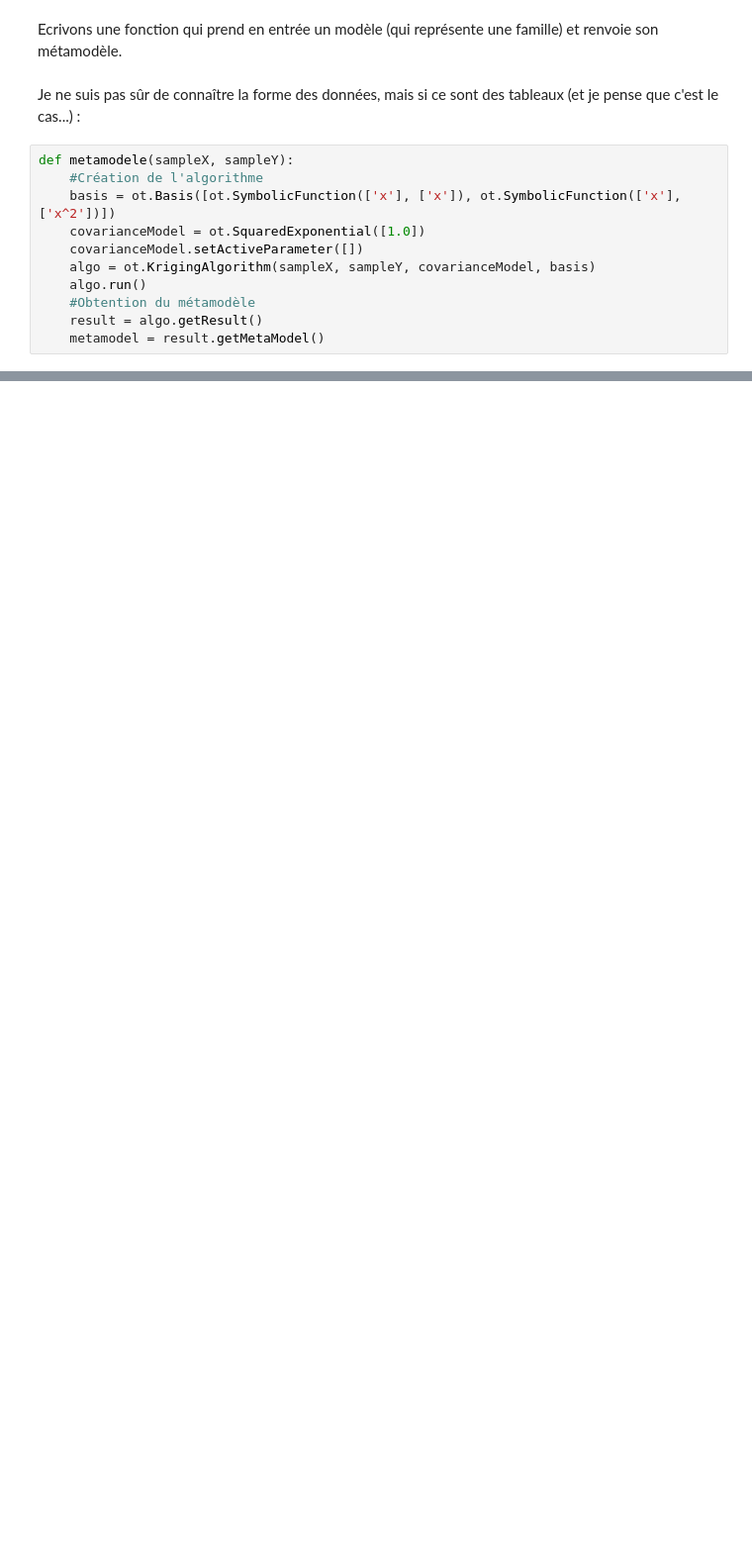
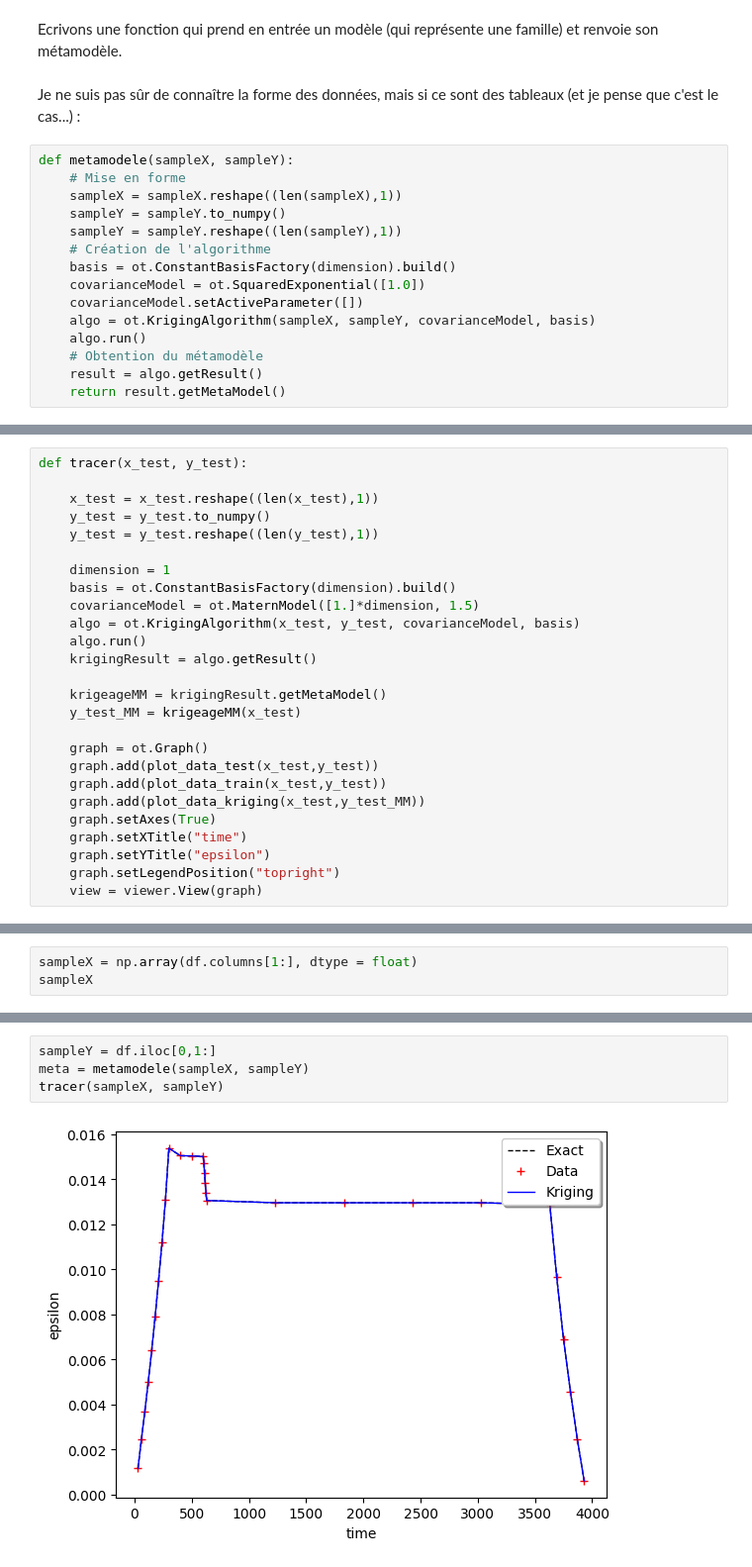
Before and after one commit to NicolasMatte/OptimAero, a Jupyter notebook: krigeage.ipynb, the cells around one changed output, grey strips where cells are left out. Shown at 99% size. Drawn from its saved outputs; the diff is of its cells as text; blank space fills up the shorter version.

Commit message:
Algo_krigeage_operationnel

```diff
--- a/krigeage.ipynb
+++ b/krigeage.ipynb
@@ -168,12 +211,16 @@ Ecrivons une fonction qui prend en entrée un modèle (qui représente une famil
 Je ne suis pas sûr de connaître la forme des données, mais si ce sont des tableaux (et je pense que c'est le cas...) :
 # %%
 def metamodele(sampleX, sampleY):
-    #Création de l'algorithme
-    basis = ot.Basis([ot.SymbolicFunction(['x'], ['x']), ot.SymbolicFunction(['x'], ['x^2'])])
+    # Mise en forme
+    sampleX = sampleX.reshape((len(sampleX),1))
+    sampleY = sampleY.to_numpy()
+    sampleY = sampleY.reshape((len(sampleY),1))
+    # Création de l'algorithme
+    basis = ot.ConstantBasisFactory(dimension).build()
     covarianceModel = ot.SquaredExponential([1.0])
     covarianceModel.setActiveParameter([])
     algo = ot.KrigingAlgorithm(sampleX, sampleY, covarianceModel, basis)
     algo.run()
-    #Obtention du métamodèle
+    # Obtention du métamodèle
     result = algo.getResult()
-    metamodel = result.getMetaModel()
+    return result.getMetaModel()
@@ -179,0 +229,26 @@ def metamodele(sampleX, sampleY):
+# %%
+def tracer(x_test, y_test):
+
+    x_test = x_test.reshape((len(x_test),1))
+    y_test = y_test.to_numpy()
+    y_test = y_test.reshape((len(y_test),1))
+
+    dimension = 1
+    basis = ot.ConstantBasisFactory(dimension).build()
+    covarianceModel = ot.MaternModel([1.]*dimension, 1.5)
+    algo = ot.KrigingAlgorithm(x_test, y_test, covarianceModel, basis)
+    algo.run()
+    krigingResult = algo.getResult()
+
+    krigeageMM = krigingResult.getMetaModel()
+    y_test_MM = krigeageMM(x_test)
+
+    graph = ot.Graph()
+    graph.add(plot_data_test(x_test,y_test))
+    graph.add(plot_data_train(x_test,y_test))
+    graph.add(plot_data_kriging(x_test,y_test_MM))
+    graph.setAxes(True)
+    graph.setXTitle("time")
+    graph.setYTitle("epsilon")
+    graph.setLegendPosition("topright")
+    view = viewer.View(graph)
@@ -179,0 +257,3 @@ def metamodele(sampleX, sampleY):
+# %%
+sampleX = np.array(df.columns[1:], dtype = float)
+sampleX
@@ -179,0 +276,6 @@ def metamodele(sampleX, sampleY):
+# %%
+sampleY = df.iloc[0,1:]
+meta = metamodele(sampleX, sampleY)
+tracer(sampleX, sampleY)
+# %% [output]
+[figure, added]
```
Also changed, not shown: parts of 18 cells of this notebook, 2 other files.
